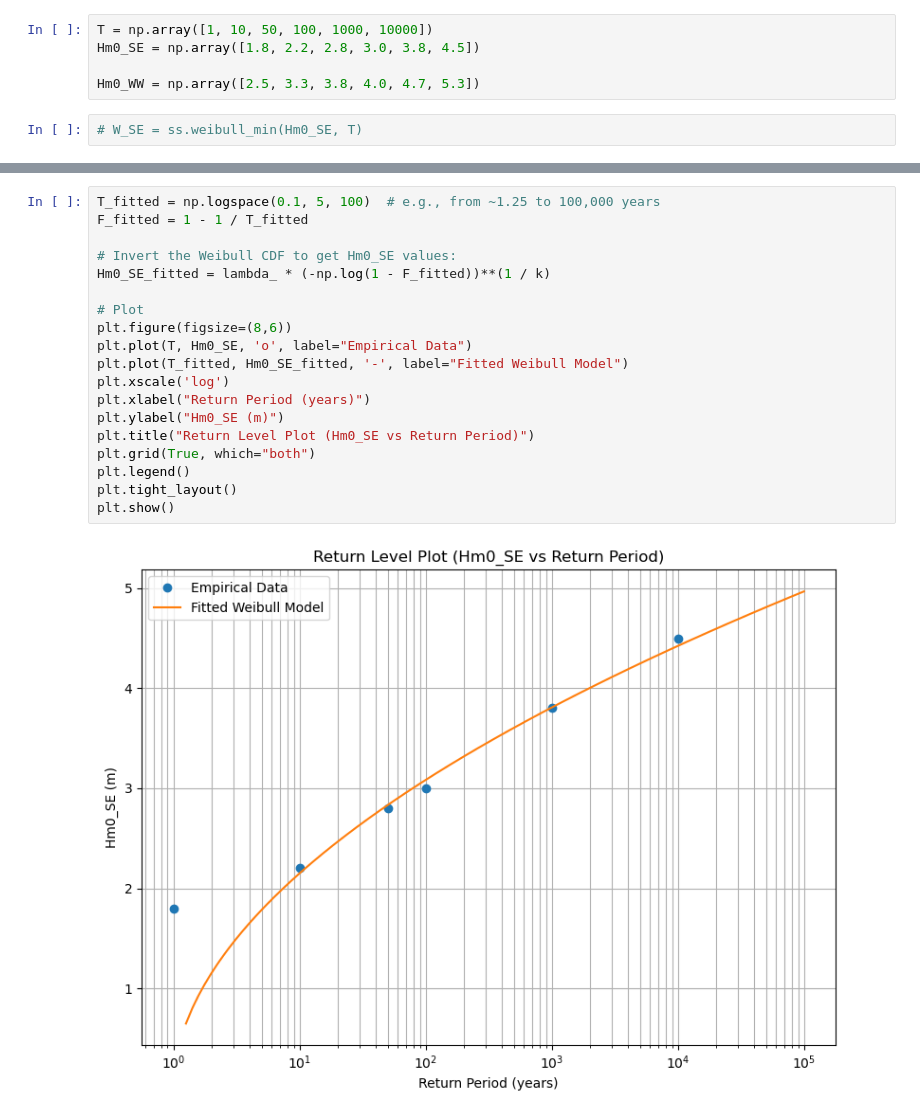
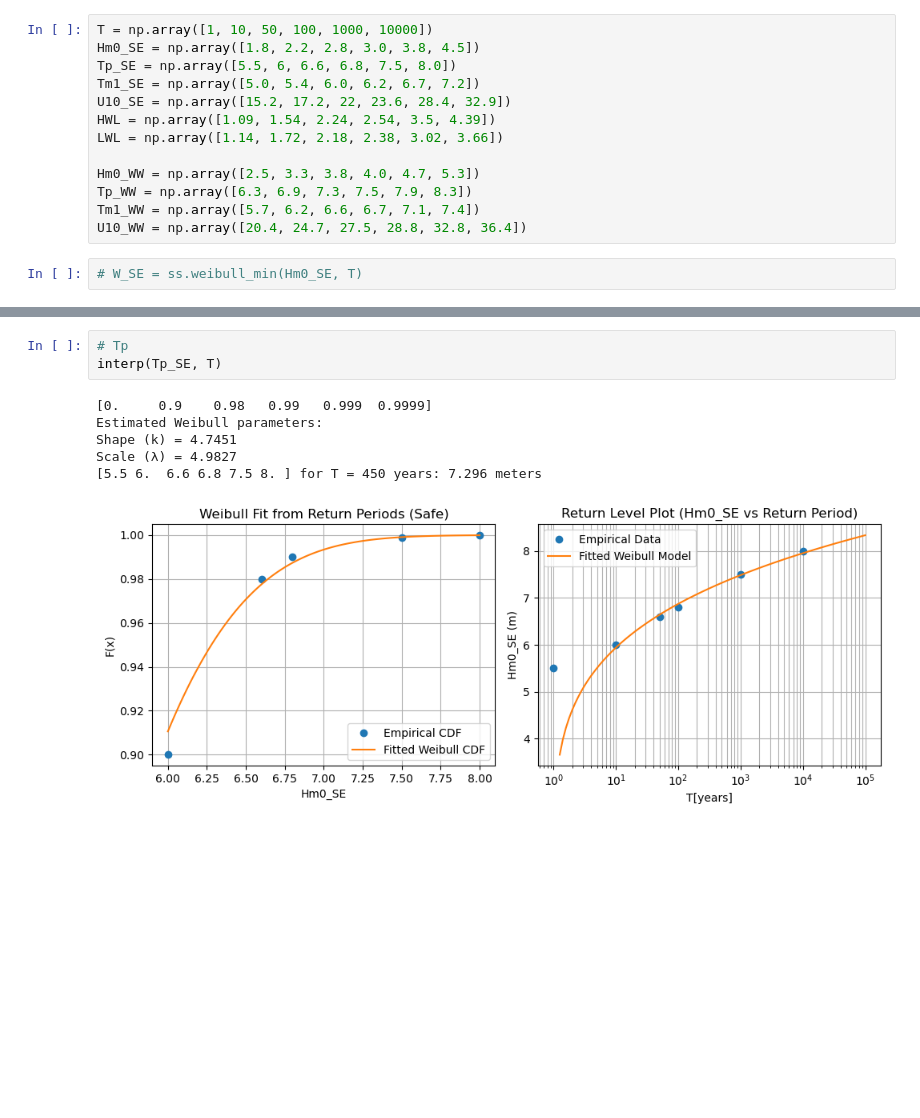
Before and after one commit to maxblw/CIEM4220_BW, a Jupyter notebook: WeibullInterpolation.ipynb, the cells around one changed output, grey strips where cells are left out. Cells and saved outputs as stored; diff of their text form; blank space fills up the shorter version.

Commit message:
Weibull interp wave E, wind N

```diff
--- a/WeibullInterpolation.ipynb
+++ b/WeibullInterpolation.ipynb
@@ -6,8 +6,16 @@ import matplotlib.pyplot as plt
 # %%
 T = np.array([1, 10, 50, 100, 1000, 10000])
 Hm0_SE = np.array([1.8, 2.2, 2.8, 3.0, 3.8, 4.5])
+Tp_SE = np.array([5.5, 6, 6.6, 6.8, 7.5, 8.0])
+Tm1_SE = np.array([5.0, 5.4, 6.0, 6.2, 6.7, 7.2])
+U10_SE = np.array([15.2, 17.2, 22, 23.6, 28.4, 32.9])
+HWL = np.array([1.09, 1.54, 2.24, 2.54, 3.5, 4.39])
+LWL = np.array([1.14, 1.72, 2.18, 2.38, 3.02, 3.66])
 
 Hm0_WW = np.array([2.5, 3.3, 3.8, 4.0, 4.7, 5.3])
+Tp_WW = np.array([6.3, 6.9, 7.3, 7.5, 7.9, 8.3])
+Tm1_WW = np.array([5.7, 6.2, 6.6, 6.7, 7.1, 7.4])
+U10_WW = np.array([20.4, 24.7, 27.5, 28.8, 32.8, 36.4])
 # %%
 # W_SE = ss.weibull_min(Hm0_SE, T)
 # %%
@@ -52,22 +93,11 @@ Scale (λ) = 1.3919
 # %%
-T_fitted = np.logspace(0.1, 5, 100)  # e.g., from ~1.25 to 100,000 years
-F_fitted = 1 - 1 / T_fitted
-
-# Invert the Weibull CDF to get Hm0_SE values:
-Hm0_SE_fitted = lambda_ * (-np.log(1 - F_fitted))**(1 / k)
-
-# Plot
-plt.figure(figsize=(8,6))
-plt.plot(T, Hm0_SE, 'o', label="Empirical Data")
-plt.plot(T_fitted, Hm0_SE_fitted, '-', label="Fitted Weibull Model")
-plt.xscale('log')
-plt.xlabel("Return Period (years)")
-plt.ylabel("Hm0_SE (m)")
-plt.title("Return Level Plot (Hm0_SE vs Return Period)")
-plt.grid(True, which="both")
-plt.legend()
-plt.tight_layout()
-plt.show()
+# Tp
+interp(Tp_SE, T)
 # %% [output]
+[0.     0.9    0.98   0.99   0.999  0.9999]
+Estimated Weibull parameters:
+Shape (k) = 4.7451
+Scale (λ) = 4.9827
+[5.5 6.  6.6 6.8 7.5 8. ] for T = 450 years: 7.296 meters
-[figure, old version]
+[figure, new version]
 # %%
```
Also changed, not shown: parts of 15 cells of this notebook.
